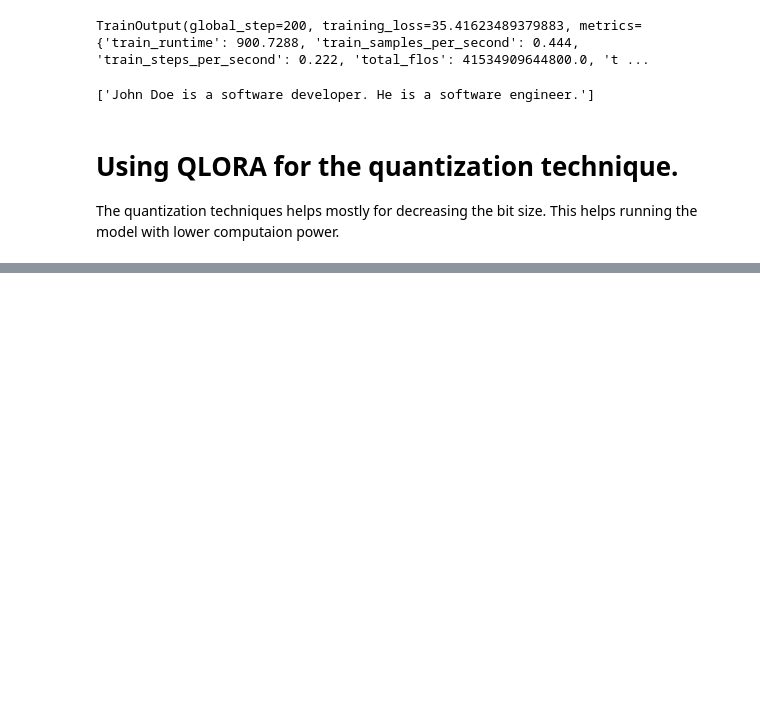
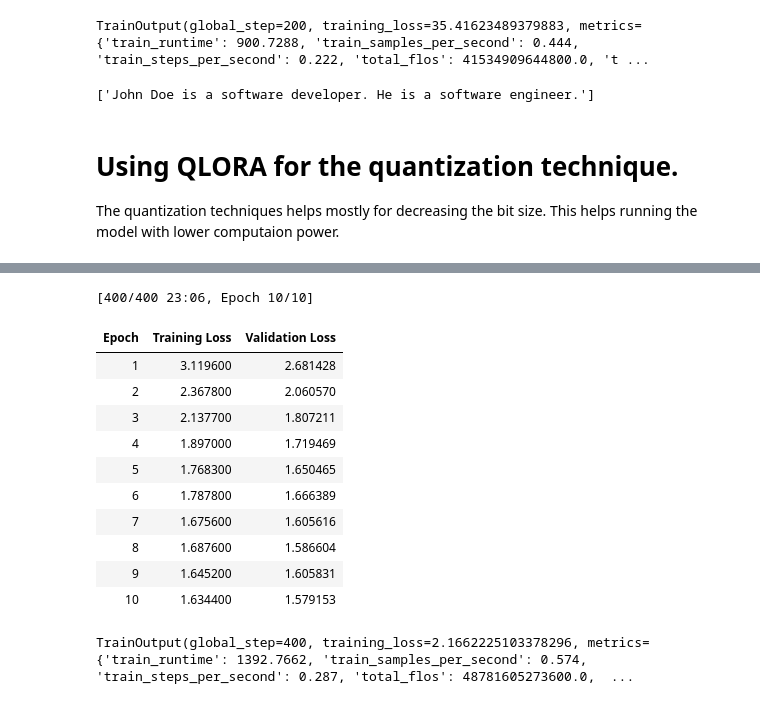
Before and after one commit to Richik-main/Resume-Summarizer, a Jupyter notebook: main.ipynb, the cells around one changed output, grey strips where cells are left out. Cells and saved outputs as stored; diff of their text form; code cells hidden in the pictures; blank space fills up the shorter version.

```diff
--- a/main.ipynb
+++ b/main.ipynb
@@ -522,0 +586,18 @@ This helps running the model with lower computaion power.
+# %%
+model = AutoModelForSeq2SeqLM.from_pretrained(
+    model_name,
+    #device_map="auto",  # the model finds the optized way to distribute the load equally betwn GPU and CPU
+    trust_remote_code=False,  # not allow custom model files
+    revision="main",  # main version to be retrived
+    # Removed the redundant load_in_4bit argument here
+    # quantization_config=BitsAndBytesConfig(
+    #     load_in_4bit=True,
+    #     bnb_4bit_compute_dtype=torch.bfloat16,
+    #     bnb_4bit_use_double_quant=True,
+    #     bnb_4bit_quant_type='nf4'
+    # )
+)
+# %%
+model.train()
+model.gradient_checkpointing_enable()
+model= prepare_model_for_kbit_training(model)
@@ -522,0 +648,46 @@ This helps running the model with lower computaion power.
+# %%
+
+training_args = Seq2SeqTrainingArguments(
+    output_dir=output_directory,          # output directory
+    evaluation_strategy="epoch",
+    logging_strategy="steps",
+    logging_steps=10,
+    eval_steps=50,
+    per_device_train_batch_size=2,
+    per_device_eval_batch_size=2,
+    weight_decay=0.01,
+    save_total_limit=1,
+    num_train_epochs=10,
+    learning_rate=5e-3,
+    predict_with_generate=True,
+    report_to="none"
+)
+data_collator = DataCollatorForSeq2Seq(tokenizer, model=foundation_model)
+
+text_trainer = transformers.Trainer(
+    model=peft_model,
+    args=training_args,
+    train_dataset=train_sample,
+    eval_dataset=val_sample,
+    tokenizer=tokenizer,
+    data_collator=data_collator
+)
+
+
+#model.config.use_cache = False
+text_trainer.train()
+#model.config.use_cache =True
+# %% [output]
+[400/400 23:06, Epoch 10/10]
+| Epoch | Training Loss | Validation Loss |
+| 1 | 3.119600 | 2.681428 |
+| 2 | 2.367800 | 2.060570 |
+| 3 | 2.137700 | 1.807211 |
+| 4 | 1.897000 | 1.719469 |
+| 5 | 1.768300 | 1.650465 |
+| 6 | 1.787800 | 1.666389 |
+| 7 | 1.675600 | 1.605616 |
+| 8 | 1.687600 | 1.586604 |
+| 9 | 1.645200 | 1.605831 |
+| 10 | 1.634400 | 1.579153 |
+TrainOutput(global_step=400, training_loss=2.1662225103378296, metrics={'train_runtime': 1392.7662, 'train_samples_per_second': 0.574, 'train_steps_per_second': 0.287, 'total_flos': 48781605273600.0,  ...
```
Also changed, not shown: parts of 16 cells of this notebook, 1 other file.
